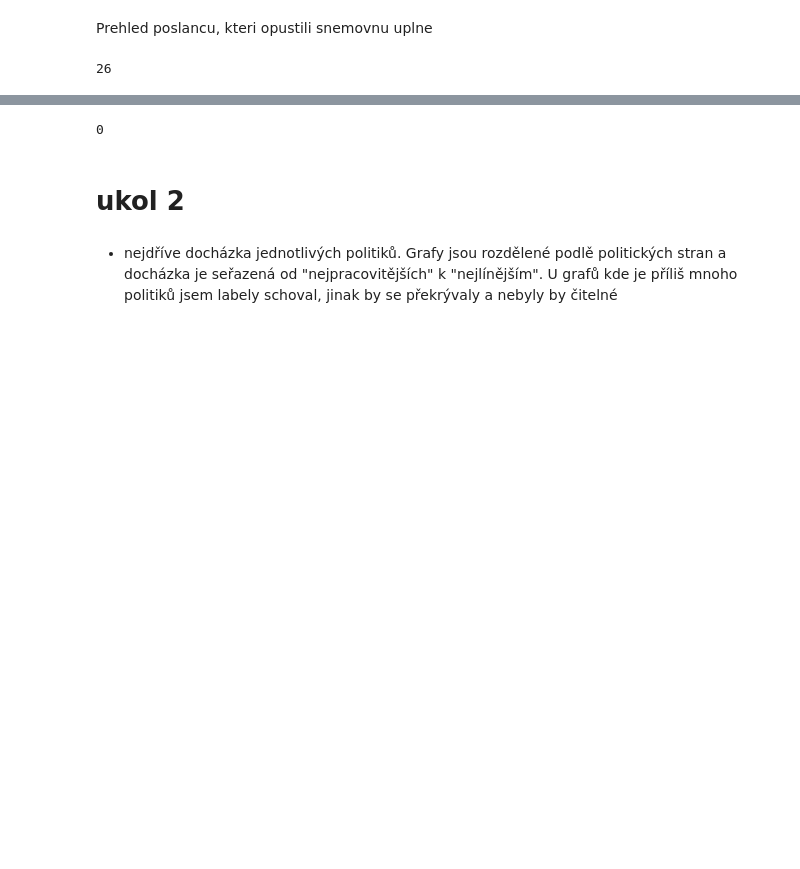
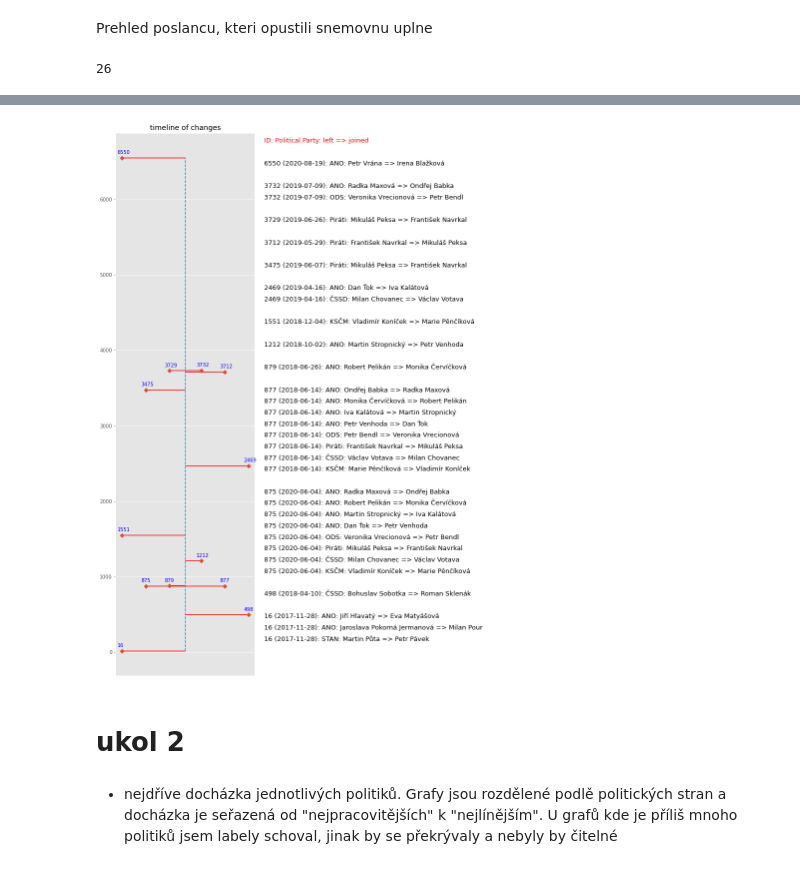
Before and after one commit to xuthang/bi-vzd, a Jupyter notebook: 01/homework_01_B201.ipynb, the cells around one changed output, grey strips where cells are left out. Saved outputs shown, nothing was run; the diff lists cells and outputs as text; code cells hidden in the pictures; blank space fills up the shorter version.

Commit message:
create timeline of changes in seats of political side

```diff
--- a/01/homework_01_B201.ipynb
+++ b/01/homework_01_B201.ipynb
@@ -201,7 +187,62 @@ for dataPoint in dataPoints:
-# %%
-for dataPoint in DataPoints
-# %% [output]
-0
+# %%
+
+tmpDataPoints = {}
+
+
+
+for datapoint in dataPoints:
+    events = dataPoints[datapoint]
+    tmpList = []
+    for polParty in parties:
+        joined = [ t[0] for t in events if t[1] == 'joined ' and t[2] == polParty]
+        left = [ t[0] for t in events if t[1] == 'left ' and t[2] == polParty]
+        if len(joined) > 0 or len(left) > 0:
+            tmpList.append( (polParty, left, joined) )
+
+    if len(tmpList) > 0:
+        tmpDataPoints[datapoint] = tmpList
+# %%
+y_arr =  np.array(list(tmpDataPoints.keys()))
+x_arr = np.tile([-4, 4, -2.5, 2.5, -1, 1],
+                 int(np.ceil(len(y_arr)/6)))[:len(y_arr)]
+
+plt.figure(figsize=(5,20))
+
+plt.hlines(y_arr, 0, x_arr, color='red')  # Stems
+plt.plot(x_arr, y_arr, 'D')  # Stem ends
+plt.plot([0, 0], [y_arr.min(), y_arr.max()], '--')  # Middle bar
+
+#labels on graph
+for xcoord, ycoord in zip(x_arr, y_arr):
+    plt.text(x=xcoord-0.3, y=ycoord + 50, s=str(ycoord), color='blue')
+
+pos = np.max(y_arr) + 200
+offset = -150
+
+#plt.text(5, pos, 'ID (date Y-M-D): Political Party: left => joined', size=13, color='red')
+plt.text(5, pos, 'ID: Political Party: left => joined', size=13, color='red')
+
+pos += offset*2
+
+
+for event in np.flip(y_arr):
+    date = df[df['topicID'] == event]['votingDate'].iloc()[0]
+    date = datetime.strftime(date, "%Y-%m-%d")
+    for change in tmpDataPoints[event]:
+        for left, joined in zip(change[1], change[2]):
+            textString = str(event) + ' (' + date +  ')' + ': ' + change[0] + ': ' + left + ' => ' + joined
+            #textString = str(event) + ': ' + change[0] + ': ' + left + ' => ' + joined
+
+            plt.text(5, pos, textString, size=13)
+            pos += offset
+    pos += offset
+
+plt.xticks([])
+plt.title('timeline of changes')
+
+plt.show()
+# %% [output]
+[figure, added]
 # %% [markdown]
 # ukol 2
 # %%
```
Also changed, not shown: parts of 5 cells of this notebook.
